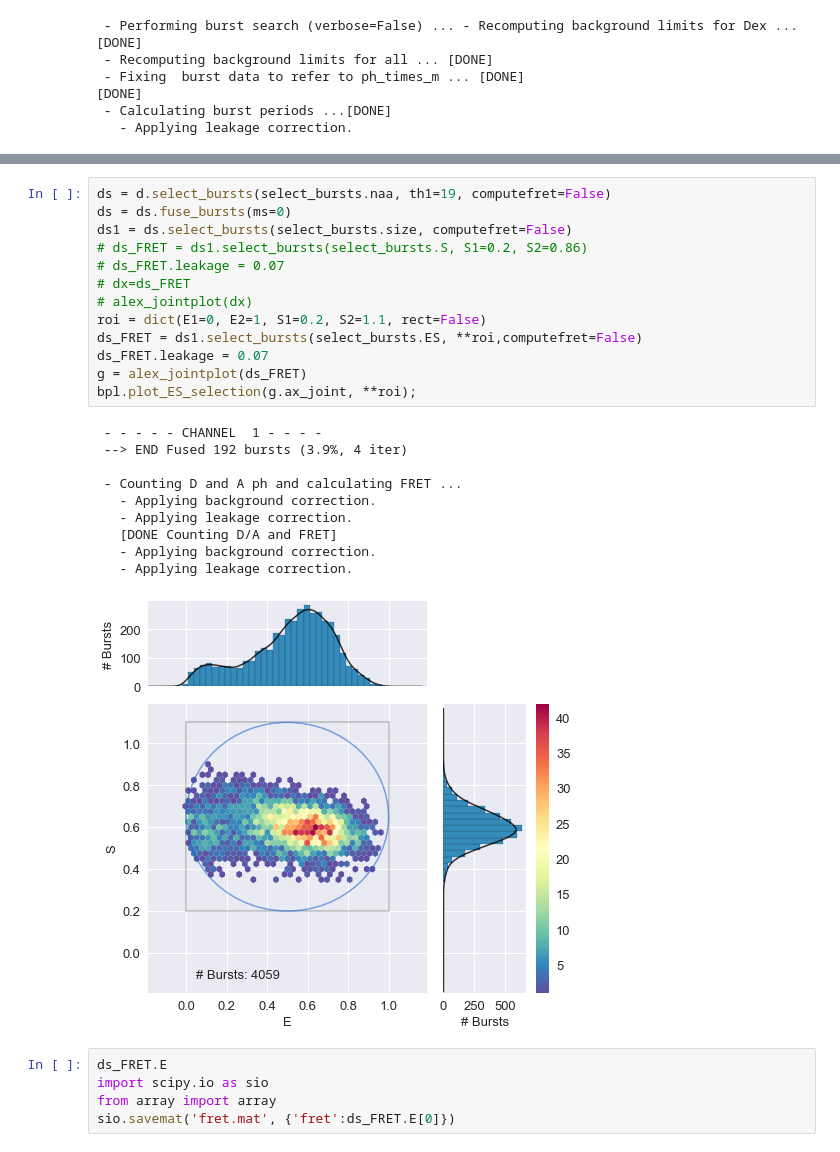
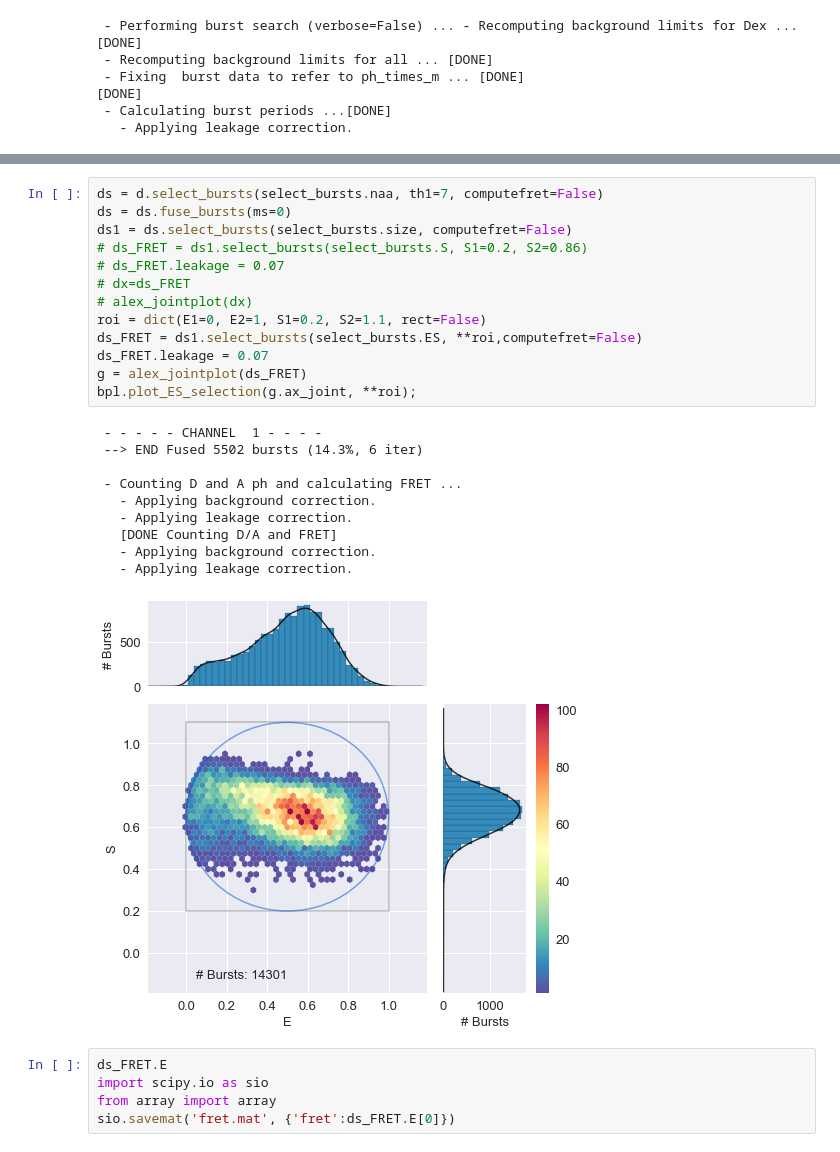
Before and after one commit to liu-kan/smFRETLikelihood, a Jupyter notebook: jupyter/bva.ipynb, the cells around one changed output, grey strips where cells are left out. Saved outputs shown, nothing was run; the diff lists cells and outputs as text.

```diff
--- a/jupyter/bva.ipynb
+++ b/jupyter/bva.ipynb
@@ -56,27 +56,27 @@ alex_jointplot(dx)
 # %%
-ds = d.select_bursts(select_bursts.naa, th1=19, computefret=False)
+ds = d.select_bursts(select_bursts.naa, th1=7, computefret=False)
 ds = ds.fuse_bursts(ms=0)
 ds1 = ds.select_bursts(select_bursts.size, computefret=False)
 # ds_FRET = ds1.select_bursts(select_bursts.S, S1=0.2, S2=0.86)
 # ds_FRET.leakage = 0.07
 # dx=ds_FRET
 # alex_jointplot(dx)
 roi = dict(E1=0, E2=1, S1=0.2, S2=1.1, rect=False)
 ds_FRET = ds1.select_bursts(select_bursts.ES, **roi,computefret=False)
 ds_FRET.leakage = 0.07
 g = alex_jointplot(ds_FRET)
 bpl.plot_ES_selection(g.ax_joint, **roi);
 # %% [output]
  - - - - - CHANNEL  1 - - - -
- --> END Fused 192 bursts (3.9%, 4 iter)
+ --> END Fused 5502 bursts (14.3%, 6 iter)
 
  - Counting D and A ph and calculating FRET ...
    - Applying background correction.
    - Applying leakage correction.
    [DONE Counting D/A and FRET]
    - Applying background correction.
    - Applying leakage correction.
-[figure, old version]
+[figure, new version]
 # %%
 ds_FRET.E
 import scipy.io as sio
```
Also changed, not shown: parts of 4 cells of this notebook, 8 other files.
